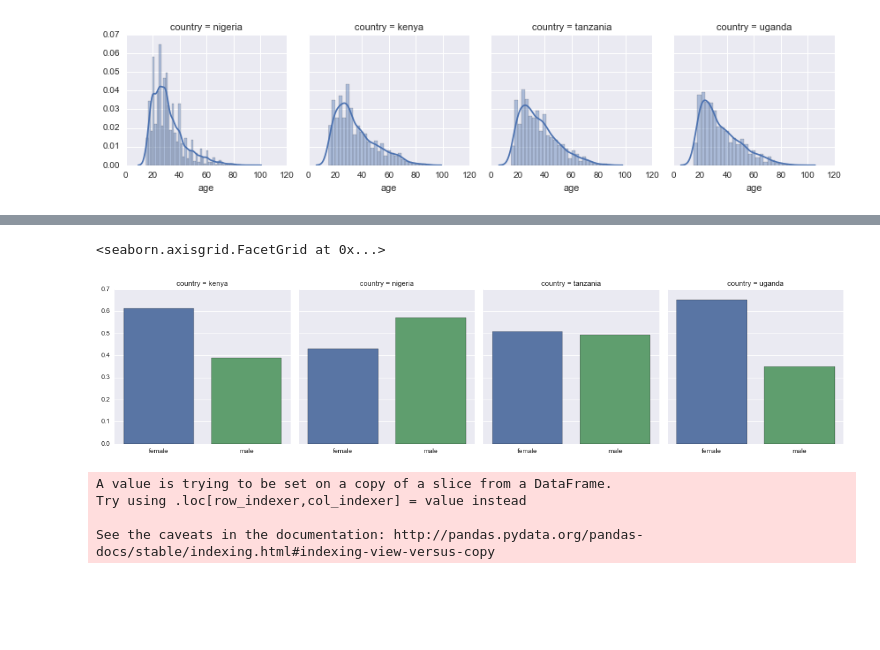
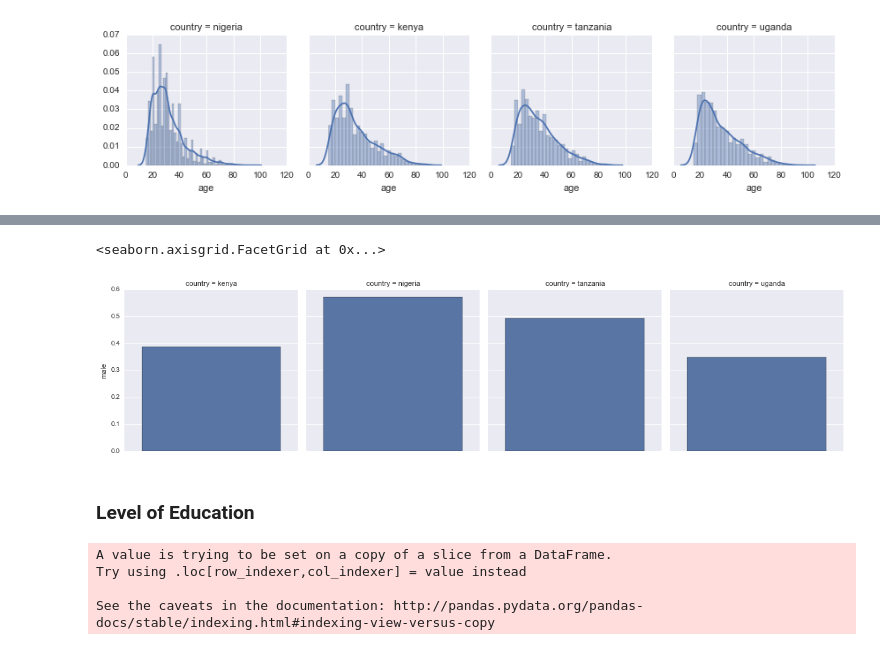
Before and after one commit to cturner500/DoPLER, a Jupyter notebook: funnel_analysis.ipynb, the cells around one changed output, grey strips where cells are left out. Cells and saved outputs as stored; diff of their text form; code cells hidden in the pictures; blank space fills up the shorter version.

Commit message:
color and plots

```diff
--- a/funnel_analysis.ipynb
+++ b/funnel_analysis.ipynb
@@ -128,7 +140,11 @@ grp = df.groupby(by='country')[col].value_counts()
 dat = grp\
     .unstack()\
     .apply(lambda x: [(count / n_records[country]) for country, count in x.iteritems()])
+
+dat['total'] = dat['male'] + dat['female']
 dat
+
+# simpler?
 #ax = sns.distplot(df.gender.dropna(), bins=30)
 #ax.set_title('Age of all respondants')
 # %% [output]
@@ -144,15 +183,17 @@ See the caveats in the documentation: http://pandas.pydata.org/pandas-docs/stabl
 # %%
 # plotting ratio by country
 # use dat
-sns.factorplot(data=dat.reset_index(), col='country',
+sns.factorplot(data=dat.reset_index(),
+               col='country',
                kind='bar',
+               y='male',
                #set_ylim=(0,1),
                #name='a'
               )
 
 # plotting value by country
 # use df
 #sns.countplot(x='country', hue='gender', data=df)
 # %% [output]
 <seaborn.axisgrid.FacetGrid at 0x...>
-[figure, old version]
+[figure, new version]
@@ -178,3 +200,5 @@ rename_map = {
+# %% [markdown]
+### Level of Education
 # %%
 """
 Education level
```
Also changed, not shown: parts of 9 cells of this notebook.
